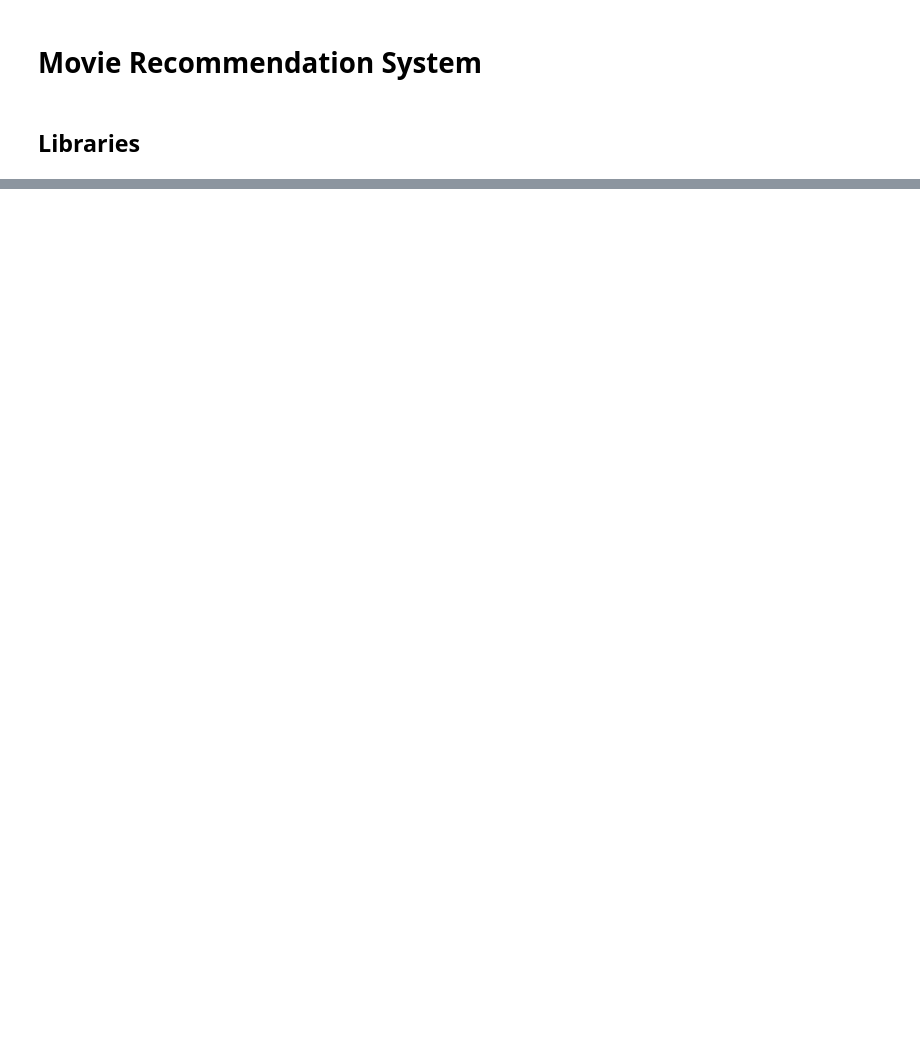
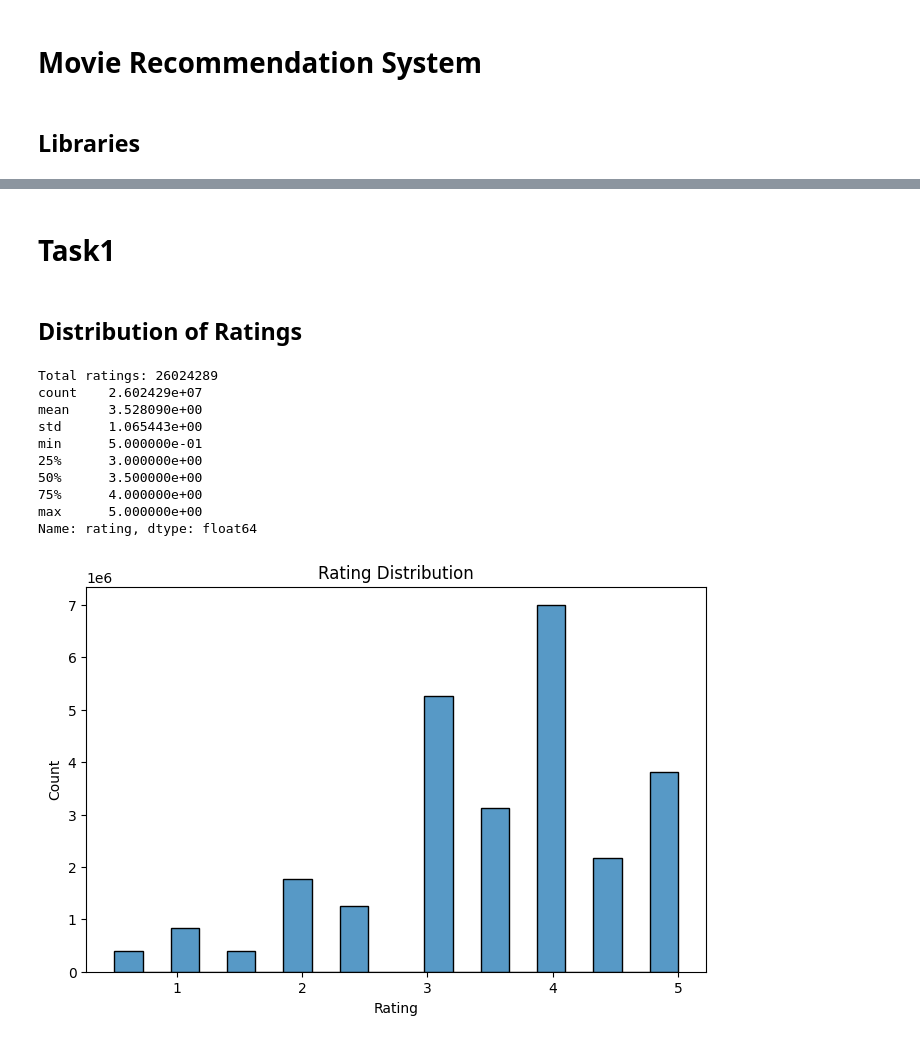
Before and after one commit to Grmamobin/Movies_Recommendation_System, a Jupyter notebook: RecommendationSystem.ipynb, the cells around one changed output, grey strips where cells are left out. Saved outputs shown, nothing was run; the diff lists cells and outputs as text; code cells hidden in the pictures; blank space fills up the shorter version.

Commit message:
task 0-5 completed

```diff
--- a/RecommendationSystem.ipynb
+++ b/RecommendationSystem.ipynb
@@ -70,0 +259,30 @@ Name: genres_list, Length: 45463, dtype: object
+# %% [markdown]
+# Task1
+# %% [markdown]
+##  Distribution of Ratings
+# %%
+import matplotlib.pyplot as plt
+import seaborn as sns
+
+# Example: ratings column assumed to be 'rating'
+print(f"Total ratings: {len(ratings)}")
+print(ratings['rating'].describe())
+
+plt.figure(figsize=(8,5))
+sns.histplot(ratings['rating'], bins=20, kde=False)
+plt.title("Rating Distribution")
+plt.xlabel("Rating")
+plt.ylabel("Count")
+plt.show()
+# %% [output]
+Total ratings: 26024289
+count    2.602429e+07
+mean     3.528090e+00
+std      1.065443e+00
+min      5.000000e-01
+25%      3.000000e+00
+50%      3.500000e+00
+75%      4.000000e+00
+max      5.000000e+00
+Name: rating, dtype: float64
+[figure, added]
```
Also changed, not shown: parts of 47 cells of this notebook, 13 other files.
